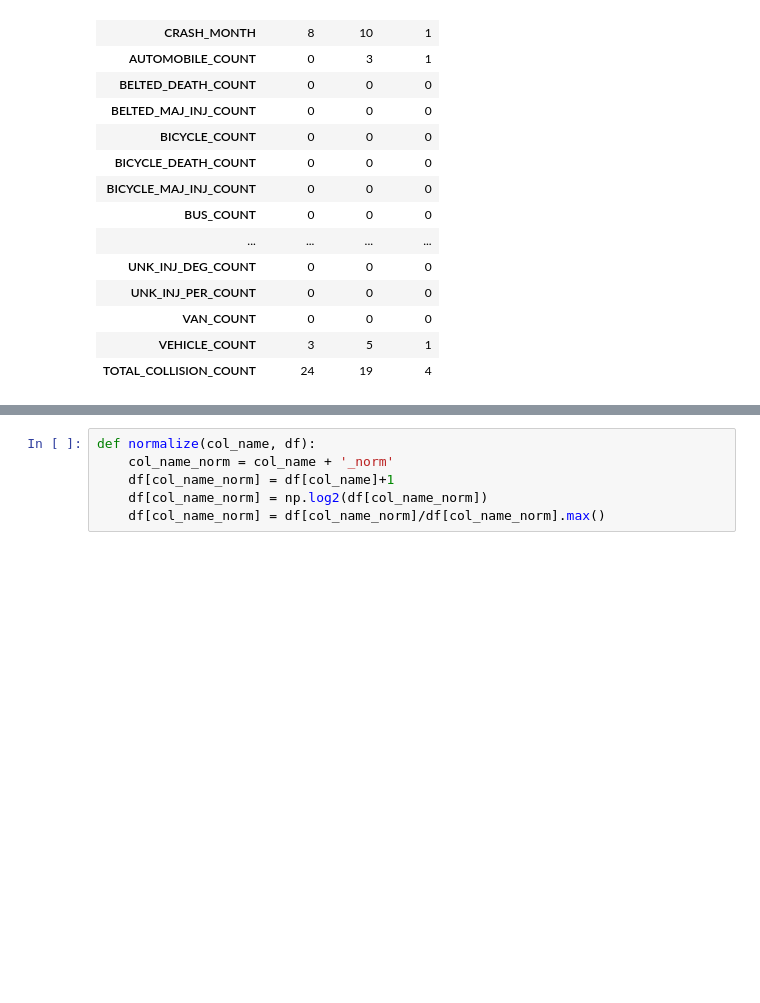
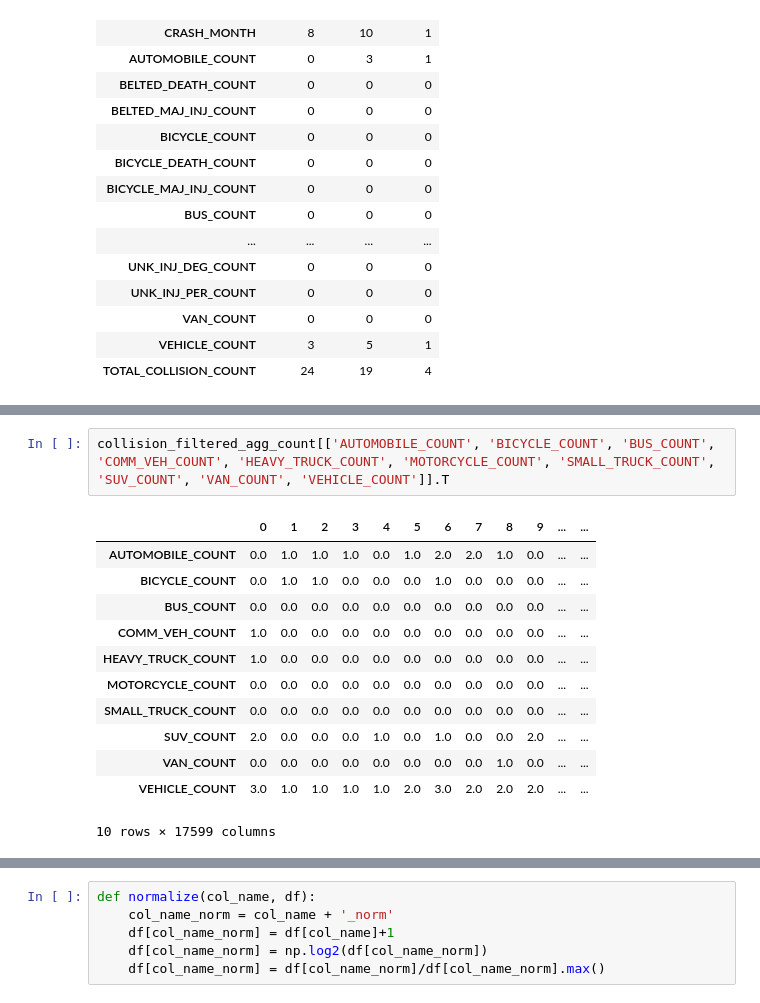
Before and after one commit to KiranJavkar/Cycling_Safety, a Jupyter notebook: python/Cycling_Safety_Philly_init_setup.ipynb, the cells around one changed output, grey strips where cells are left out. Drawn from its saved outputs; the diff is of its cells as text; blank space fills up the shorter version.

```diff
--- a/python/Cycling_Safety_Philly_init_setup.ipynb
+++ b/python/Cycling_Safety_Philly_init_setup.ipynb
@@ -1381,0 +2066,15 @@ collision_filtered_agg_count[collision_filtered_agg_count['SEG_ID']==960283].T
+# %%
+collision_filtered_agg_count[['AUTOMOBILE_COUNT', 'BICYCLE_COUNT', 'BUS_COUNT', 'COMM_VEH_COUNT', 'HEAVY_TRUCK_COUNT', 'MOTORCYCLE_COUNT', 'SMALL_TRUCK_COUNT', 'SUV_COUNT', 'VAN_COUNT', 'VEHICLE_COUNT']].T
+# %% [output]
+|  | 0 | 1 | 2 | 3 | 4 | 5 | 6 | 7 | 8 | 9 | ... | ... |
+| AUTOMOBILE_COUNT | 0.0 | 1.0 | 1.0 | 1.0 | 0.0 | 1.0 | 2.0 | 2.0 | 1.0 | 0.0 | ... | ... |
+| BICYCLE_COUNT | 0.0 | 1.0 | 1.0 | 0.0 | 0.0 | 0.0 | 1.0 | 0.0 | 0.0 | 0.0 | ... | ... |
+| BUS_COUNT | 0.0 | 0.0 | 0.0 | 0.0 | 0.0 | 0.0 | 0.0 | 0.0 | 0.0 | 0.0 | ... | ... |
+| COMM_VEH_COUNT | 1.0 | 0.0 | 0.0 | 0.0 | 0.0 | 0.0 | 0.0 | 0.0 | 0.0 | 0.0 | ... | ... |
+| HEAVY_TRUCK_COUNT | 1.0 | 0.0 | 0.0 | 0.0 | 0.0 | 0.0 | 0.0 | 0.0 | 0.0 | 0.0 | ... | ... |
+| MOTORCYCLE_COUNT | 0.0 | 0.0 | 0.0 | 0.0 | 0.0 | 0.0 | 0.0 | 0.0 | 0.0 | 0.0 | ... | ... |
+| SMALL_TRUCK_COUNT | 0.0 | 0.0 | 0.0 | 0.0 | 0.0 | 0.0 | 0.0 | 0.0 | 0.0 | 0.0 | ... | ... |
+| SUV_COUNT | 2.0 | 0.0 | 0.0 | 0.0 | 1.0 | 0.0 | 1.0 | 0.0 | 0.0 | 2.0 | ... | ... |
+| VAN_COUNT | 0.0 | 0.0 | 0.0 | 0.0 | 0.0 | 0.0 | 0.0 | 0.0 | 1.0 | 0.0 | ... | ... |
+| VEHICLE_COUNT | 3.0 | 1.0 | 1.0 | 1.0 | 1.0 | 2.0 | 3.0 | 2.0 | 2.0 | 2.0 | ... | ... |
+10 rows × 17599 columns
```
Also changed, not shown: parts of 78 cells of this notebook, 1 other file.
